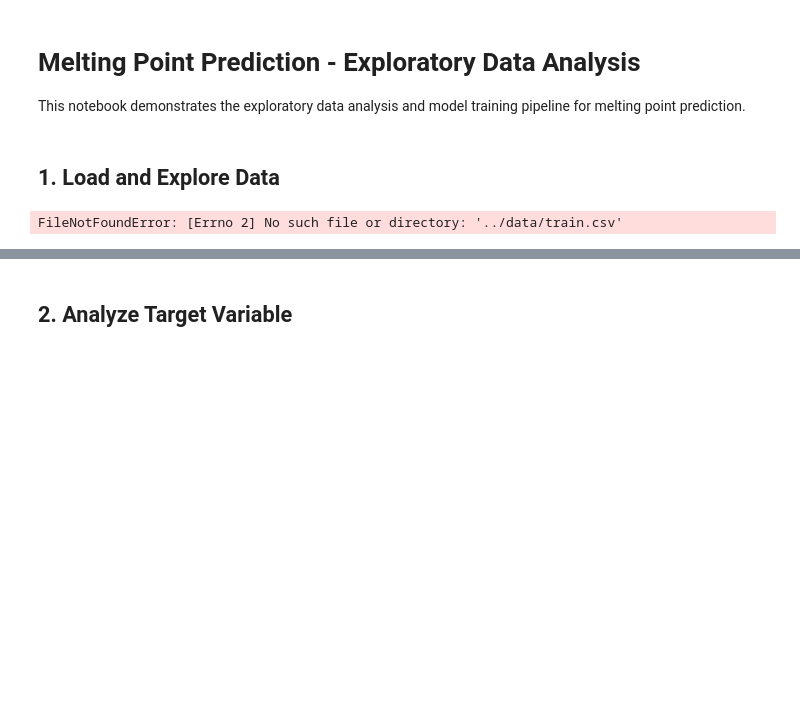
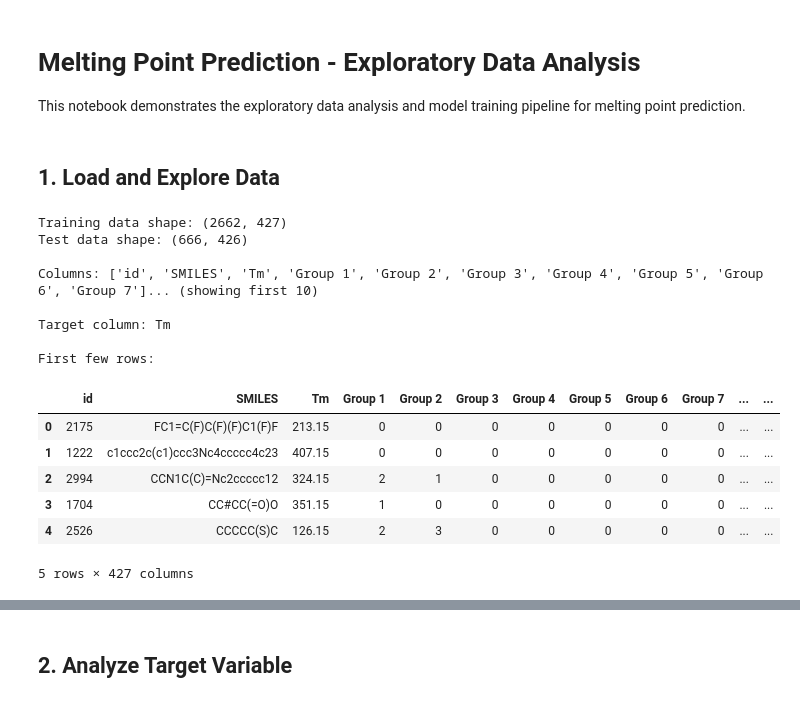
Before and after one commit to zainhaidar16/Thermophysical-Property-Melting-Point, a Jupyter notebook: notebooks/exploratory_analysis.ipynb, the cells around one changed output, grey strips where cells are left out. Saved outputs shown, nothing was run; the diff lists cells and outputs as text; code cells hidden in the pictures; blank space fills up the shorter version.

```diff
--- a/notebooks/exploratory_analysis.ipynb
+++ b/notebooks/exploratory_analysis.ipynb
@@ -24,15 +29,33 @@ plt.rcParams['figure.figsize'] = (12, 6)
 # %% [markdown]
 ## 1. Load and Explore Data
 # %%
-# Load training data
-train_df = pd.read_csv('../data/train.csv')
+# Load training and test data
+train_df = pd.read_csv('../train.csv')
+test_df = pd.read_csv('../test.csv')
 
 print(f"Training data shape: {train_df.shape}")
-print(f"\nColumns: {list(train_df.columns)}")
+print(f"Test data shape: {test_df.shape}")
+print(f"\nColumns: {list(train_df.columns[:10])}... (showing first 10)")
+
+print(f"\nTarget column: {target}")
 print(f"\nFirst few rows:")
 train_df.head()
 # %% [output]
-FileNotFoundError: [Errno 2] No such file or directory: '../data/train.csv'
+Training data shape: (2662, 427)
+Test data shape: (666, 426)
+
+Columns: ['id', 'SMILES', 'Tm', 'Group 1', 'Group 2', 'Group 3', 'Group 4', 'Group 5', 'Group 6', 'Group 7']... (showing first 10)
+
+Target column: Tm
+
+First few rows:
+|  | id | SMILES | Tm | Group 1 | Group 2 | Group 3 | Group 4 | Group 5 | Group 6 | Group 7 | ... | ... |
+| 0 | 2175 | FC1=C(F)C(F)(F)C1(F)F | 213.15 | 0 | 0 | 0 | 0 | 0 | 0 | 0 | ... | ... |
+| 1 | 1222 | c1ccc2c(c1)ccc3Nc4ccccc4c23 | 407.15 | 0 | 0 | 0 | 0 | 0 | 0 | 0 | ... | ... |
+| 2 | 2994 | CCN1C(C)=Nc2ccccc12 | 324.15 | 2 | 1 | 0 | 0 | 0 | 0 | 0 | ... | ... |
+| 3 | 1704 | CC#CC(=O)O | 351.15 | 1 | 0 | 0 | 0 | 0 | 0 | 0 | ... | ... |
+| 4 | 2526 | CCCCC(S)C | 126.15 | 2 | 3 | 0 | 0 | 0 | 0 | 0 | ... | ... |
+5 rows × 427 columns
 # %%
 # Basic statistics
 train_df.describe()
```
Also changed, not shown: parts of 16 cells of this notebook.
